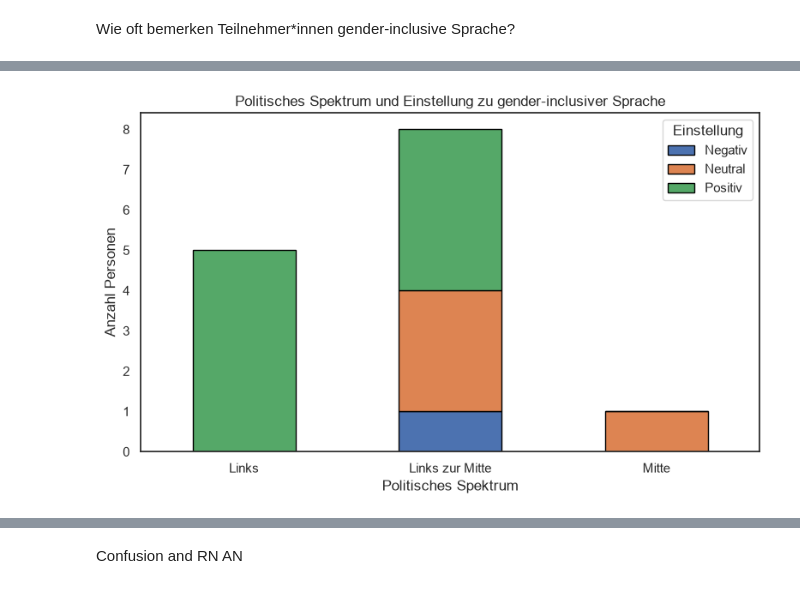
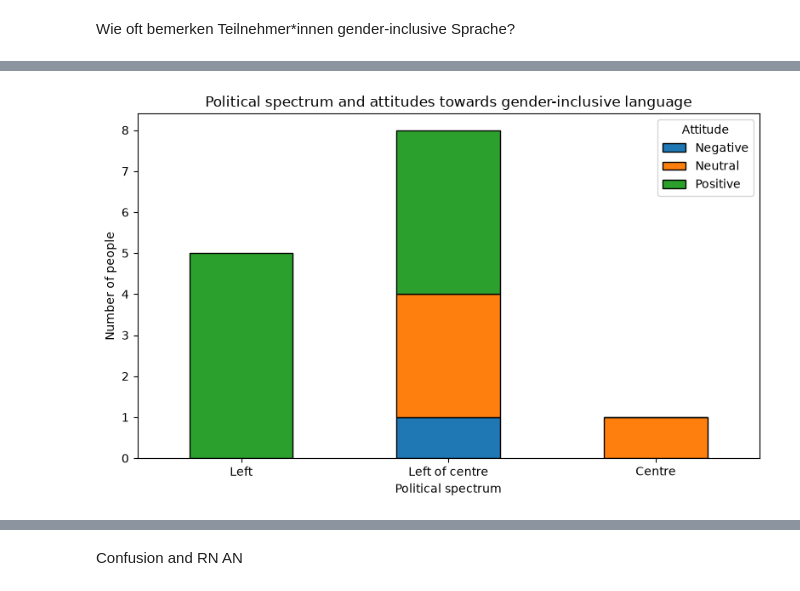
Before and after one commit to sophieschuettler/ET_course_project_gender-bias, a Jupyter notebook: notebooks/Questionaire.ipynb, the cells around one changed output, grey strips where cells are left out. Drawn from its saved outputs; the diff is of its cells as text; code cells hidden in the pictures.

```diff
--- a/notebooks/Questionaire.ipynb
+++ b/notebooks/Questionaire.ipynb
@@ -271,37 +271,67 @@ plt.show()
 # %%
+reihenfolge = ["Left", "Left of centre", "Centre"]
 meinung = [
+
     "Neutral",
-    "Negativ",
-    "Positiv",
-    "Positiv",
-    "Positiv",
-    "Positiv",
-    "Positiv",
-    "Positiv",
-    "Positiv",
-    "Positiv",
-    "Positiv",
+
+    "Negative",
+
+    "Positive",
+
+    "Positive",
+
+    "Positive",
+
+    "Positive",
+
+    "Positive",
+
+    "Positive",
+
+    "Positive",
+
+    "Positive",
+
+    "Positive",
+
     "Neutral",
+
     "Neutral",
+
     "Neutral"
+
 ]
 
 df_post["Meinung"] = meinung
 
-tabelle = pd.crosstab(df_post["5. Politisches Spektrum"], df_post["Meinung"])
+df_post["5. Politisches Spektrum"] = pd.Categorical(
+    df_post["5. Politisches Spektrum"],
+    categories=reihenfolge,
+    ordered=True
+)
+
+tabelle = pd.crosstab(
+    df_post["5. Politisches Spektrum"],
+    df_post["Meinung"]
+)
 
 # Plot
-tabelle.plot(kind="bar", stacked=True, figsize=(8,5), edgecolor="black")
+tabelle.plot(
+    kind="bar",
+    stacked=True,
+    figsize=(8, 5),
+    edgecolor="black"
+)
 
-plt.xlabel("Politisches Spektrum")
-plt.ylabel("Anzahl Personen")
-plt.title("Politisches Spektrum und Einstellung zu gender-inclusiver Sprache")
+plt.xlabel("Political spectrum")
+plt.ylabel("Number of people")
+plt.title("Political spectrum and attitudes towards gender-inclusive language")
 plt.xticks(rotation=0)
-plt.legend(title="Einstellung")
+plt.legend(title="Attitude")
 plt.tight_layout()
 plt.show()
 # %% [output]
-[figure, old version]
+[figure, new version]
 # %%
 q6 = df_post[
     "6. Wann hast du von gender-inclusiver Sprache erfahren?"
```
Also changed, not shown: parts of 9 cells of this notebook, 4 other files.
